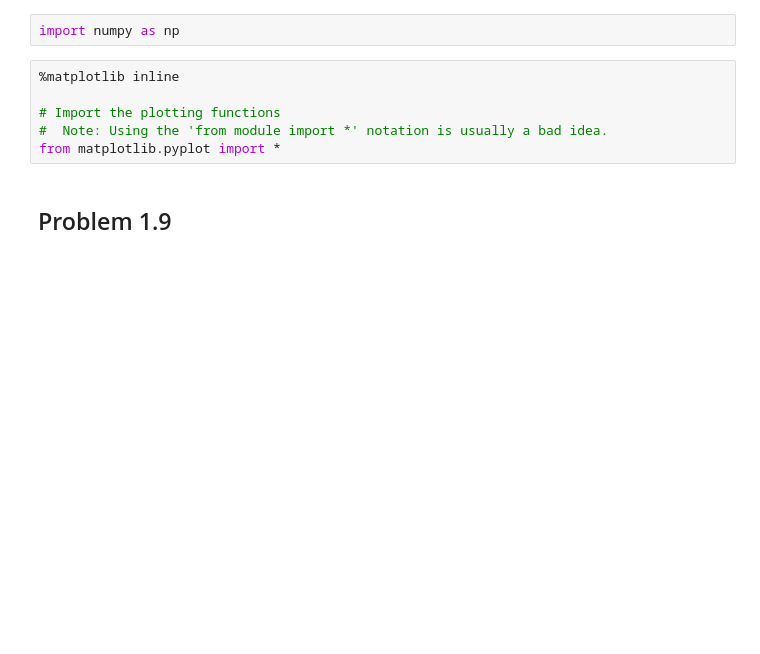
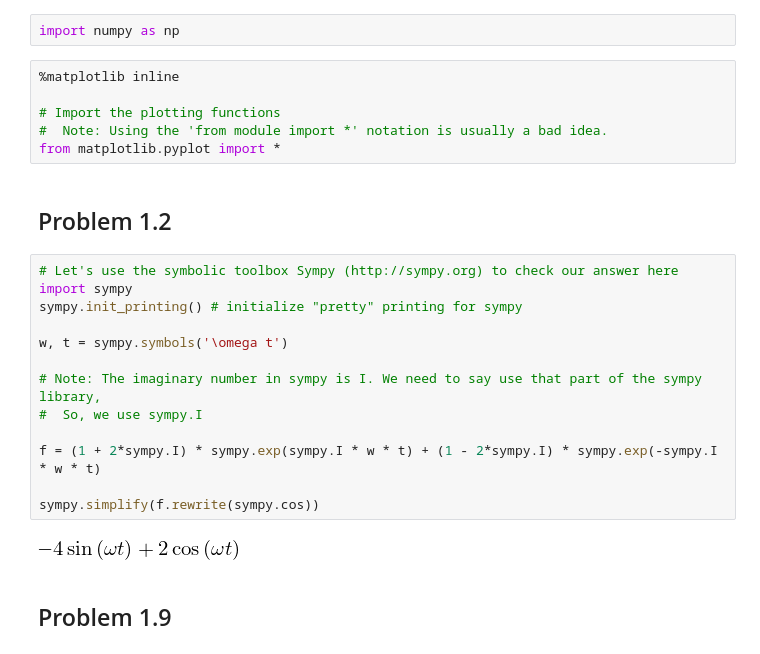
Before and after one commit to DocVaughan/MCHE485-Fall2014, a Jupyter notebook: IPython Notebooks/MCHE485 - HW 2 - Fall 2014.ipynb, the cells around one changed output. Cells and saved outputs as stored; diff of their text form; blank space fills up the shorter version.

Commit message:
Updated HW2 IPython Notebook
Added Problem 1.2 solution using sympy

```diff
--- a/IPython Notebooks/MCHE485 - HW 2 - Fall 2014.ipynb
+++ b/IPython Notebooks/MCHE485 - HW 2 - Fall 2014.ipynb
@@ -12,6 +12,23 @@ import numpy as np
 # Import the plotting functions
 #  Note: Using the 'from module import *' notation is usually a bad idea.
 from matplotlib.pyplot import *
+# %% [markdown]
+## Problem 1.2
+# %%
+# Let's use the symbolic toolbox Sympy (http://sympy.org) to check our answer here
+import sympy
+sympy.init_printing() # initialize "pretty" printing for sympy
+
+w, t = sympy.symbols('\omega t')
+
+# Note: The imaginary number in sympy is I. We need to say use that part of the sympy library,
+#  So, we use sympy.I
+
+f = (1 + 2*sympy.I) * sympy.exp(sympy.I * w * t) + (1 - 2*sympy.I) * sympy.exp(-sympy.I * w * t)
+
+sympy.simplify(f.rewrite(sympy.cos))
+# %% [output]
+[figure, added]
 # %% [markdown]
 ## Problem 1.9
 # %%
```
Also changed, not shown: parts of 1 cell of this notebook.
